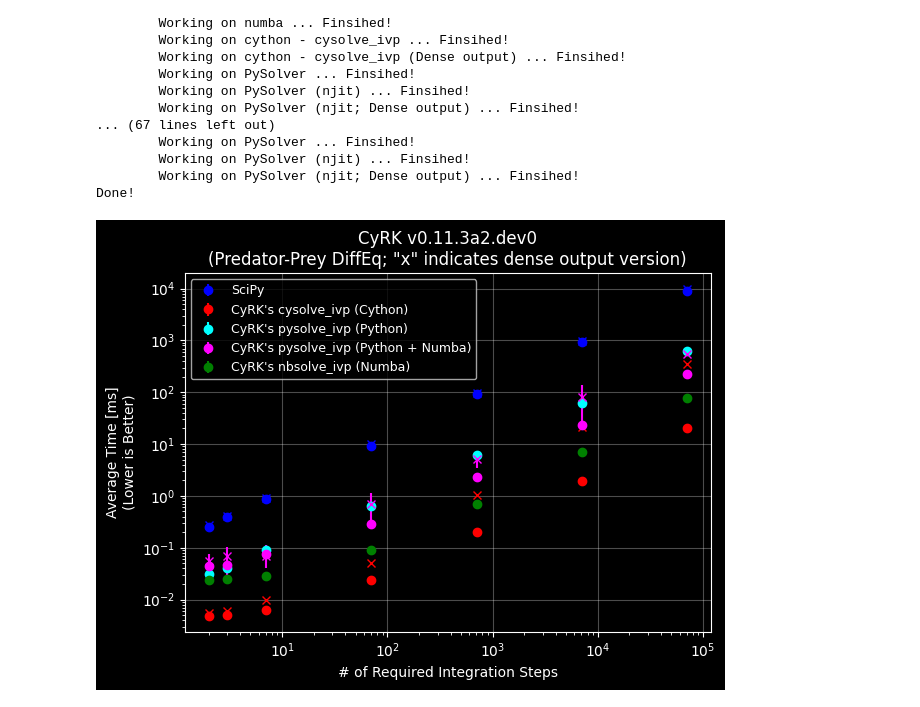
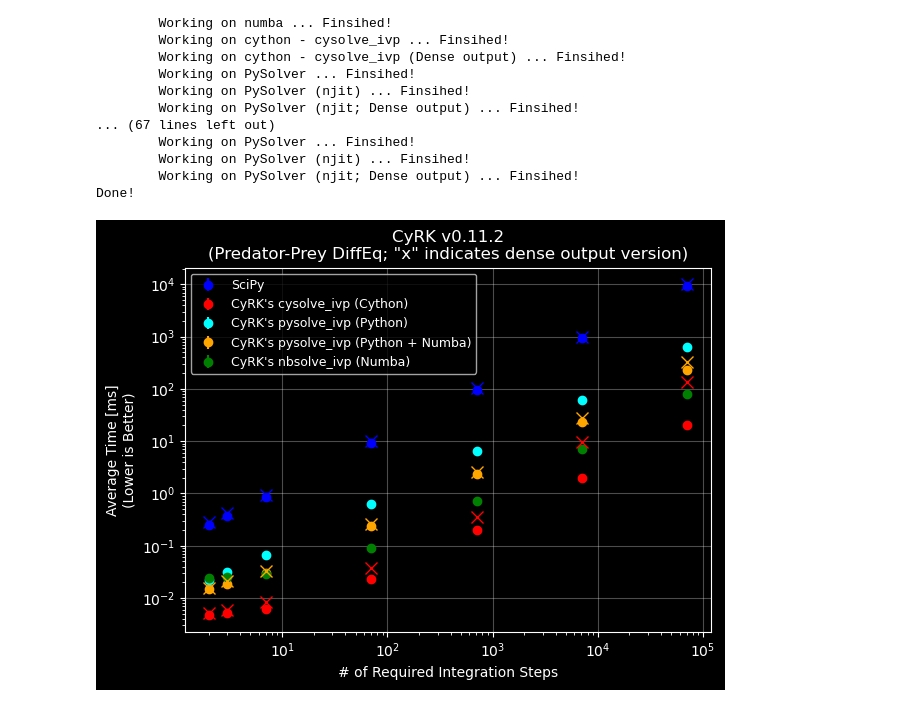
Before and after one commit to jrenaud90/CyRK, a Jupyter notebook: Benchmarks/CyRK - SciPy Comparison.ipynb, the cells around one changed output. Cells and saved outputs as stored; diff of their text form; code cells hidden in the pictures.

```diff
--- a/Benchmarks/CyRK - SciPy Comparison.ipynb
+++ b/Benchmarks/CyRK - SciPy Comparison.ipynb
@@ -373,46 +373,46 @@ fig, ax = plt.subplots()
 plot_vs_steps = True
 if plot_vs_steps:
     ax.errorbar(sci_steps[1:], sci_times[1:], yerr=sci_errors[1:], c='blue', label='SciPy', fmt='o')
-    ax.errorbar(sci_dense_steps[1:], sci_dense_times[1:], yerr=sci_dense_errors[1:], c='blue', fmt='x')
     ax.errorbar(cysolver_steps[1:], cysolver_times[1:], yerr=cysolver_errors[1:], c='red', label="CyRK's cysolve_ivp (Cython)", fmt='o')
-    ax.errorbar(cysolver_dense_steps[1:], cysolver_dense_times[1:], yerr=cysolver_dense_errors[1:], c='red', fmt='x')
     ax.errorbar(pysolver_steps[1:], pysolver_times[1:], yerr=pysolver_errors[1:], c='cyan', label="CyRK's pysolve_ivp (Python)", fmt='o')
-    ax.errorbar(pysolver_njit_steps[1:], pysolver_njit_times[1:], yerr=pysolver_njit_errors[1:], c='magenta', label="CyRK's pysolve_ivp (Python + Numba)", fmt='o')
-    ax.errorbar(pysolver_dense_njit_steps[1:], pysolver_dense_njit_times[1:], yerr=pysolver_dense_njit_errors[1:], c='magenta', fmt='x')
+    ax.errorbar(pysolver_njit_steps[1:], pysolver_njit_times[1:], yerr=pysolver_njit_errors[1:], c='orange', label="CyRK's pysolve_ivp (Python + Numba)", fmt='o')
     ax.errorbar(nb_steps[1:], nb_times[1:], yerr=nb_errors[1:], c='green', label="CyRK's nbsolve_ivp (Numba)", fmt='o')
+    ax.errorbar(sci_dense_steps[1:], sci_dense_times[1:], yerr=sci_dense_errors[1:], c='blue', fmt='x', markersize=8)
+    ax.errorbar(cysolver_dense_steps[1:], cysolver_dense_times[1:], yerr=cysolver_dense_errors[1:], c='red', fmt='x', markersize=8)
+    ax.errorbar(pysolver_dense_njit_steps[1:], pysolver_dense_njit_times[1:], yerr=pysolver_dense_njit_errors[1:], c='orange', fmt='x', markersize=8)
 else:
     ax.errorbar(end_times, sci_times, yerr=sci_errors, c='blue', label='SciPy', fmt='o')
-    ax.errorbar(end_times, sci_dense_times, yerr=sci_dense_errors, c='blue', label='SciPy', fmt='x')
     ax.errorbar(end_times, cysolver_times, yerr=cysolver_errors, c='red', label="CyRK's cysolve_ivp (Cython)", fmt='o')
-    ax.errorbar(end_times, cysolver_dense_times, yerr=cysolver_dense_errors, c='red', fmt='x')
     ax.errorbar(end_times, pysolver_times, yerr=pysolver_errors, c='cyan', label="CyRK's pysolve_ivp (Python)", fmt='o')
-    ax.errorbar(end_times, pysolver_njit_times, yerr=pysolver_njit_errors, c='magenta', label="CyRK's pysolve_ivp (Python + Numba)", fmt='o')
-    ax.errorbar(end_times, pysolver_dense_njit_times, yerr=pysolver_dense_njit_errors, c='magenta', fmt='x')
+    ax.errorbar(end_times, pysolver_njit_times, yerr=pysolver_njit_errors, c='orange', label="CyRK's pysolve_ivp (Python + Numba)", fmt='o')
     ax.errorbar(end_times, nb_times, yerr=nb_errors, c='green', label="CyRK's nbsolve_ivp (Numba)", fmt='o')
+    ax.errorbar(end_times, sci_dense_times, yerr=sci_dense_errors, c='blue', label='SciPy', fmt='x', markersize=8)
+    ax.errorbar(end_times, cysolver_dense_times, yerr=cysolver_dense_errors, c='red', fmt='x', markersize=8)
+    ax.errorbar(end_times, pysolver_dense_njit_times, yerr=pysolver_dense_njit_errors, c='orange', fmt='x', markersize=8)
 
 if use_pendulum:
     title_name = f'CyRK v{version}\n(Pendulum DiffEq; "x" indicates dense output version)'
 else:
     title_name = f'CyRK v{version}\n(Predator-Prey DiffEq; "x" indicates dense output version)'
 
 if plot_vs_steps:
     ax.set(ylabel='Average Time [ms]\n(Lower is Better)', xlabel='# of Required Integration Steps', xscale='log', yscale='log')
 else:
     ax.set(ylabel='Average Time [ms]\n(Lower is Better)', xlabel='Integration Domain Size', xscale='log', yscale='log')
     ax.set_xticks((1e-3, 1e-2, 1e-1, 1e0, 1e1, 1e2, 1e3, 1e4, 1e5))
 ax.grid(alpha=0.3)
 # ax.set_xlim(ax.get_xlim()[::-1])
 
 ax.legend(loc='best', fontsize=9)
 ax.set(title=title_name)
 fig.tight_layout()
 if use_pendulum:
     fig.savefig(f'CyRK_SciPy_Compare_pendulum_v{version_filesafe}.png')
 else:
     fig.savefig(f'CyRK_SciPy_Compare_predprey_v{version_filesafe}.png')
 plt.show()
 # %% [output]
-[figure, old version]
+[figure, new version]
 # %%
 # Print Differences
 print('How much faster X is vs. Y')
```
Also changed, not shown: parts of 2 cells of this notebook, 17 other files.
